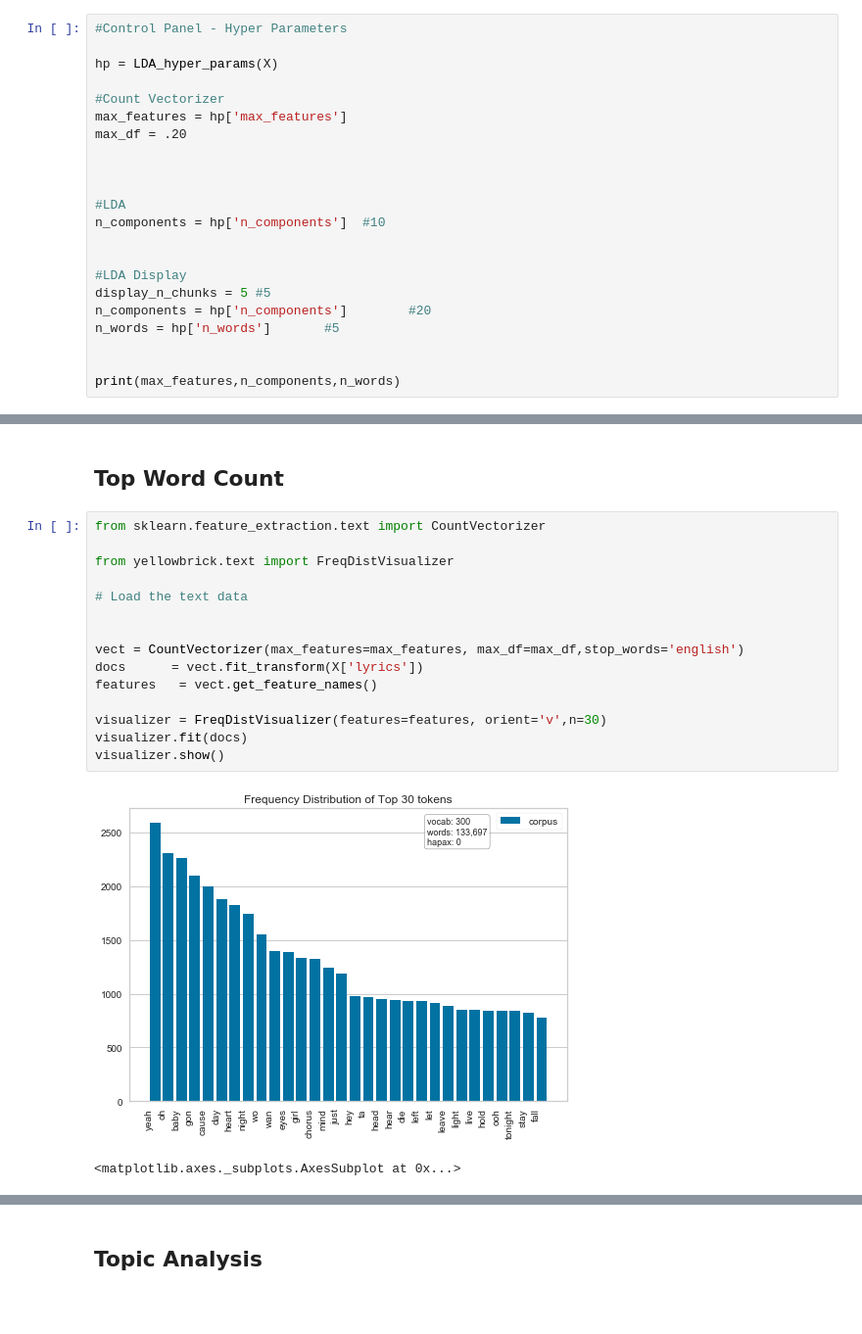
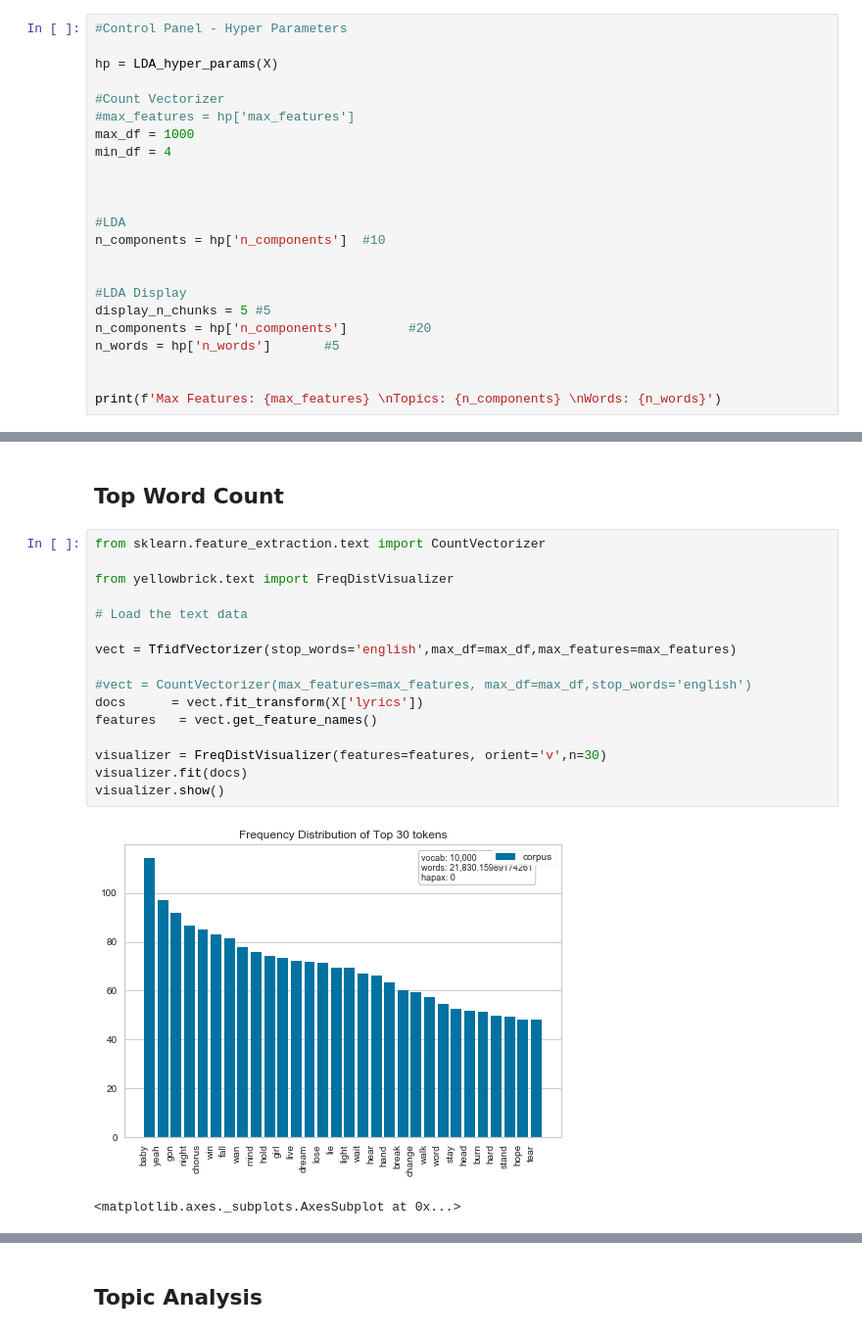
Before and after one commit to georgetown-analytics/Spotify, a Jupyter notebook: 5_Machine_Learning/Create_SSP.ipynb, the cells around one changed output, grey strips where cells are left out. Shown at 98% size. Drawn from its saved outputs; the diff is of its cells as text; blank space fills up the shorter version.

```diff
--- a/5_Machine_Learning/Create_SSP.ipynb
+++ b/5_Machine_Learning/Create_SSP.ipynb
@@ -52,8 +50,9 @@ def LDA_hyper_params(df):
 hp = LDA_hyper_params(X)
 
 #Count Vectorizer
-max_features = hp['max_features']
-max_df = .20
+#max_features = hp['max_features']
+max_df = 1000
+min_df = 4
 
 
 
@@ -67,5 +66,5 @@ n_components = hp['n_components']        #20
 n_words = hp['n_words']       #5
 
 
-print(max_features,n_components,n_words)
+print(f'Max Features: {max_features} \nTopics: {n_components} \nWords: {n_words}')
 # %% [output]
@@ -75,18 +76,19 @@ print(max_features,n_components,n_words)
 # %%
 from sklearn.feature_extraction.text import CountVectorizer
 
 from yellowbrick.text import FreqDistVisualizer
 
 # Load the text data
 
+vect = TfidfVectorizer(stop_words='english',max_df=max_df,max_features=max_features)
 
-vect = CountVectorizer(max_features=max_features, max_df=max_df,stop_words='english')
+#vect = CountVectorizer(max_features=max_features, max_df=max_df,stop_words='english')
 docs      = vect.fit_transform(X['lyrics'])
 features   = vect.get_feature_names()
 
 visualizer = FreqDistVisualizer(features=features, orient='v',n=30)
 visualizer.fit(docs)
 visualizer.show()
 # %% [output]
-[figure, old version]
+[figure, new version]
 <matplotlib.axes._subplots.AxesSubplot at 0x...>
```
Also changed, not shown: parts of 22 cells of this notebook.
